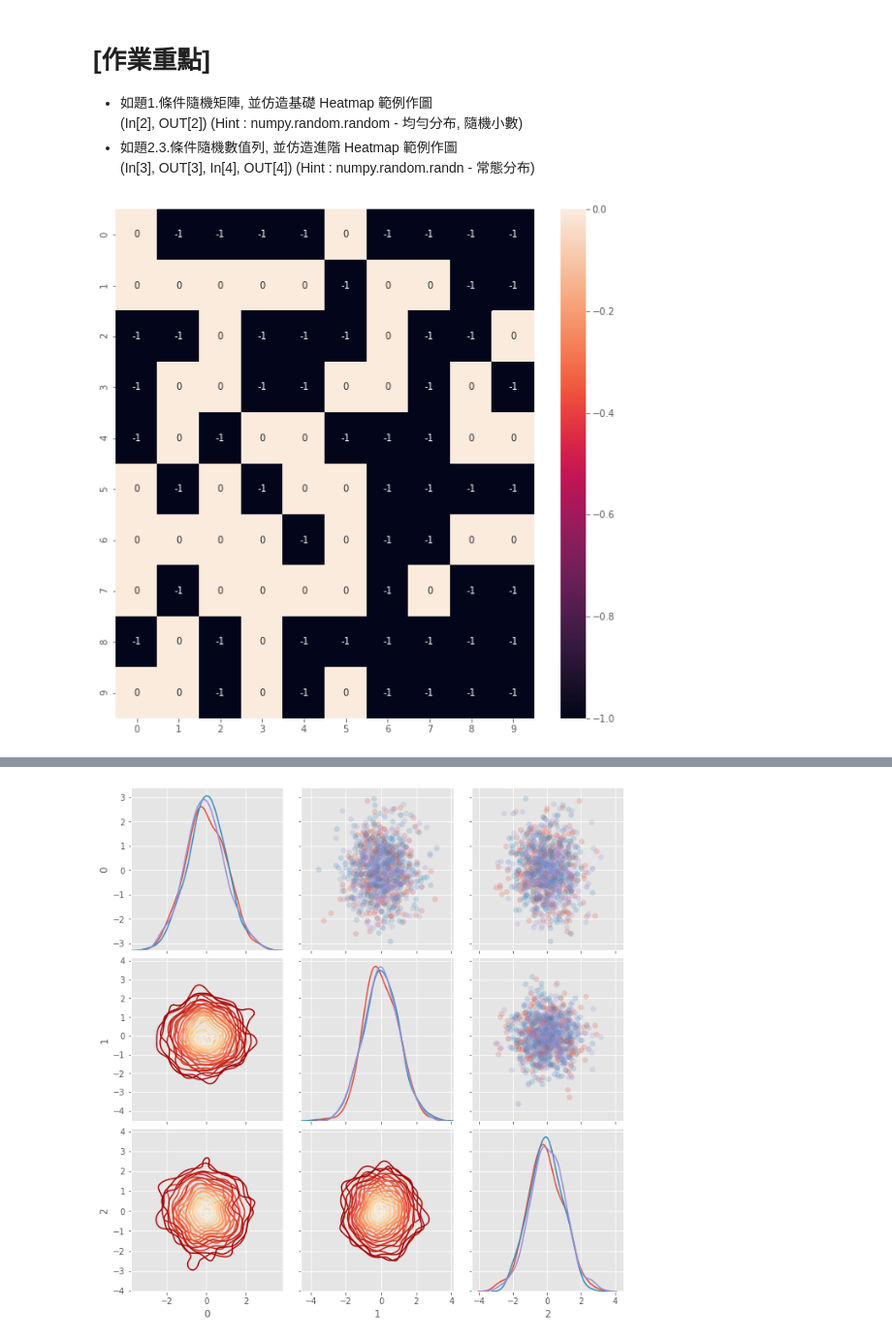
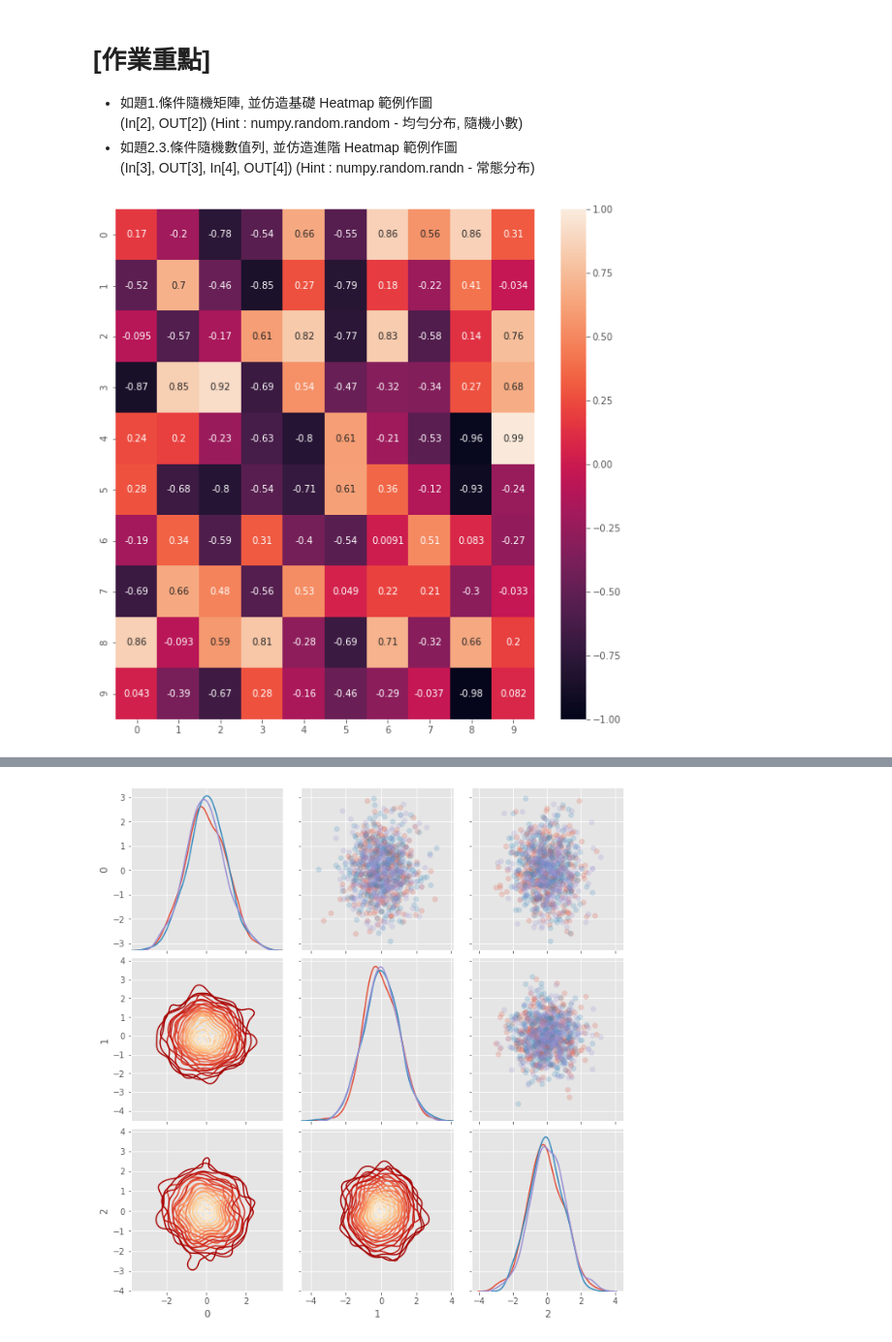
Before and after one commit to Hsu-Hui/ML100Days, a Jupyter notebook: HomeWork/Day_020_HW.ipynb, the cells around one changed output, grey strips where cells are left out. Shown: that part at 97% size. Saved outputs shown, nothing was run; the diff lists cells and outputs as text; code cells hidden in the pictures.

```diff
--- a/HomeWork/Day_020_HW.ipynb
+++ b/HomeWork/Day_020_HW.ipynb
@@ -28,16 +28,17 @@ warnings.filterwarnings('ignore')
 # %%
 """
 Your Code Here
 """
-matrix = np.random.randint(-1,1,[10,10])
+# 原本隨機 0.0 ~ 1.0, 減 0.5 乘兩倍 -> -1.0 ~ 1.0
+matrix = (np.random.random((10,10)) - 0.5) * 2
 plt.figure(figsize=(10,10))
 """
 Your Code Here
 """
-heatmap = sns.heatmap(matrix, annot = True)
+heatmap = sns.heatmap(matrix, annot = True,vmin=-1,vmax=1)
 plt.show()
 # %% [output]
-[figure, old version]
+[figure, new version]
 # %%
 nrow = 1000
 ncol = 3
```
Also changed, not shown: parts of 1 cell of this notebook.
